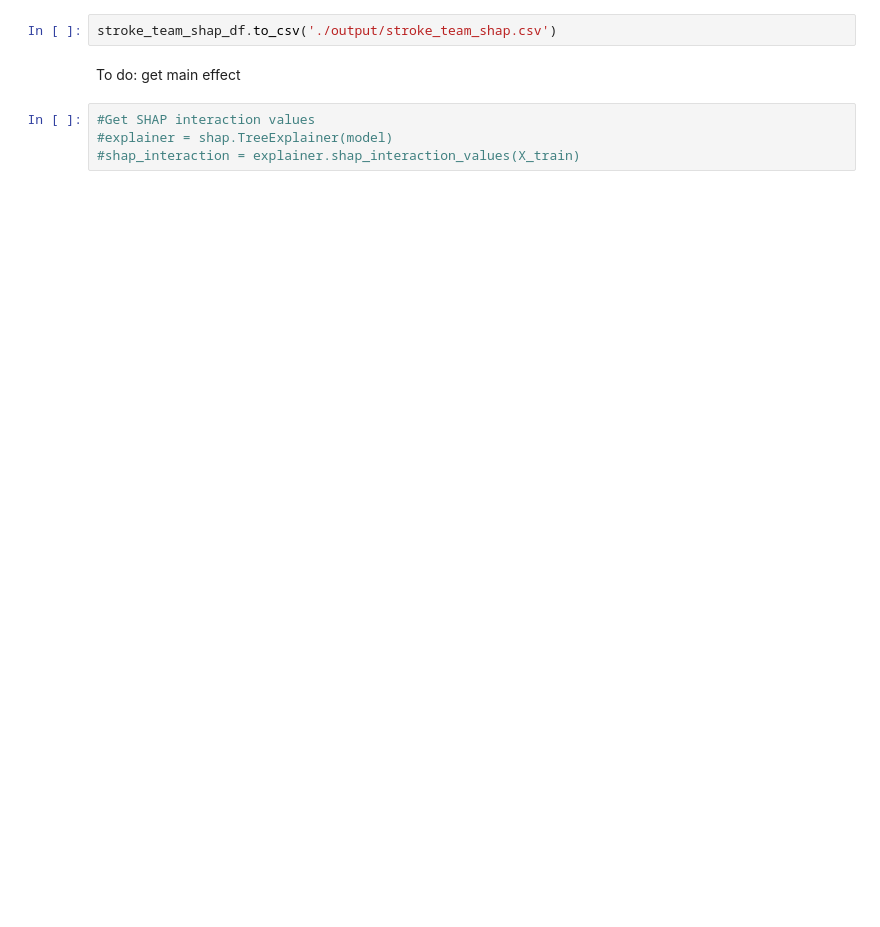
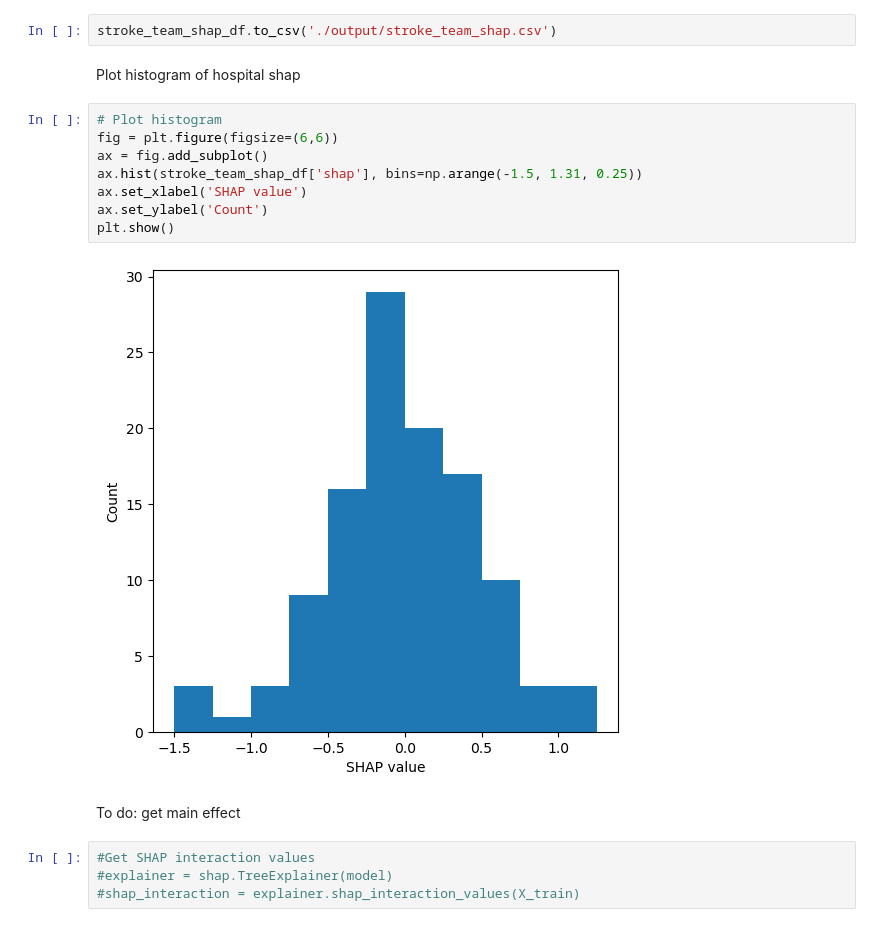
Before and after one commit to samuel-book/ssnap_production_code, a Jupyter notebook: notebooks/20_basic_shap.ipynb, the cells around one changed output. Saved outputs shown, nothing was run; the diff lists cells and outputs as text; blank space fills up the shorter version.

```diff
--- a/notebooks/20_basic_shap.ipynb
+++ b/notebooks/20_basic_shap.ipynb
@@ -133,5 +142,17 @@ stroke_team_shap_df
 # %%
 stroke_team_shap_df.to_csv('./output/stroke_team_shap.csv')
+# %% [markdown]
+Plot histogram of hospital shap
+# %%
+# Plot histogram
+fig = plt.figure(figsize=(6,6))
+ax = fig.add_subplot()
+ax.hist(stroke_team_shap_df['shap'], bins=np.arange(-1.5, 1.31, 0.25))
+ax.set_xlabel('SHAP value')
+ax.set_ylabel('Count')
+plt.show()
+# %% [output]
+[figure, added]
 # %% [markdown]
 To do: get main effect
 # %%
```
Also changed, not shown: parts of 3 cells of this notebook.
